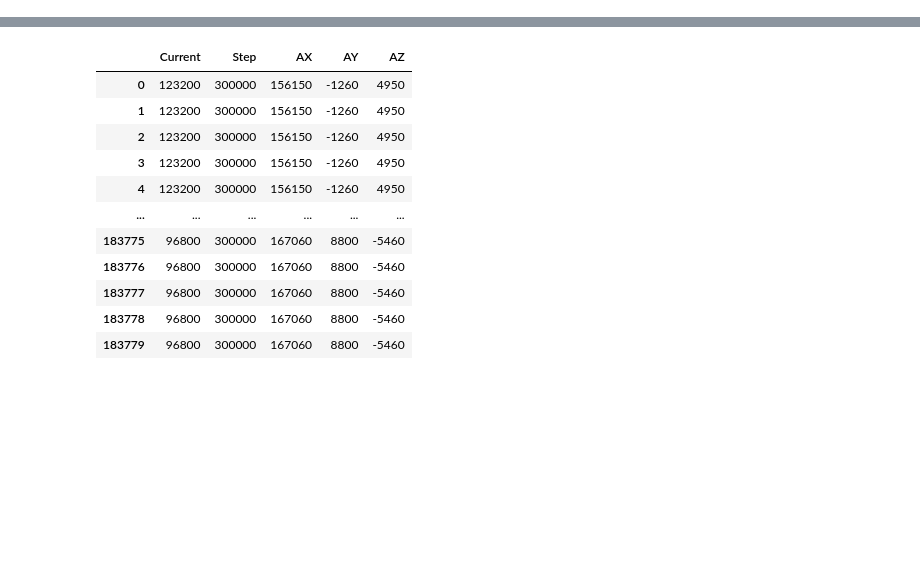
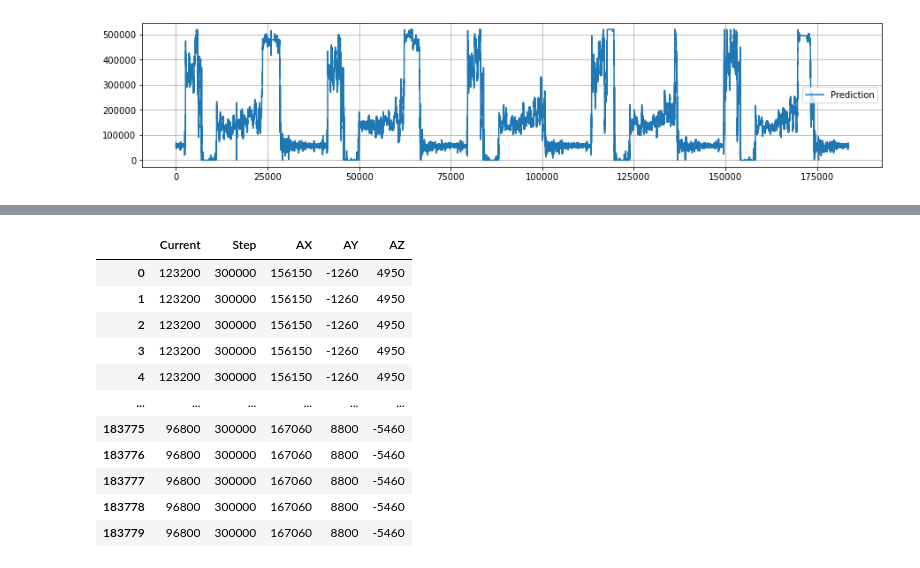
Before and after one commit to wkula/Master-thesis, a Jupyter notebook: plot_samples.ipynb, the cells around one changed output, grey strips where cells are left out. Cells and saved outputs as stored; diff of their text form; code cells hidden in the pictures; blank space fills up the shorter version.

```diff
--- a/plot_samples.ipynb
+++ b/plot_samples.ipynb
@@ -13,0 +100,2 @@ def preprocess_fn(meas):
+# %%
+file = open("READ_CLASS_1_out.txt", 'r')
@@ -13,0 +105,13 @@ def preprocess_fn(meas):
+# %%
+# [array([[135168.]], dtype=float32)]
+line=file.readline()
+meas = float(line.split('[')[-1].split(']')[0])
+predictionc1 = pd.DataFrame(np.array(meas).reshape(1,1), columns=['Prediction'])
+# %%
+while line:
+    line = file.readline()
+    if line:
+        meas = float(line.split('[')[-1].split(']')[0])
+        prediction_tmp = pd.DataFrame(np.array(meas).reshape(1,1), columns=['Prediction'])
+        predictionc1 = predictionc1.append(prediction_tmp, ignore_index=True)
+        predictionc1
@@ -13,0 +134,4 @@ def preprocess_fn(meas):
+# %%
+ax = predictionc1.plot(figsize=(15,3), grid=True)
+# %% [output]
+[figure, added]
```
Also changed, not shown: parts of 30 cells of this notebook.
